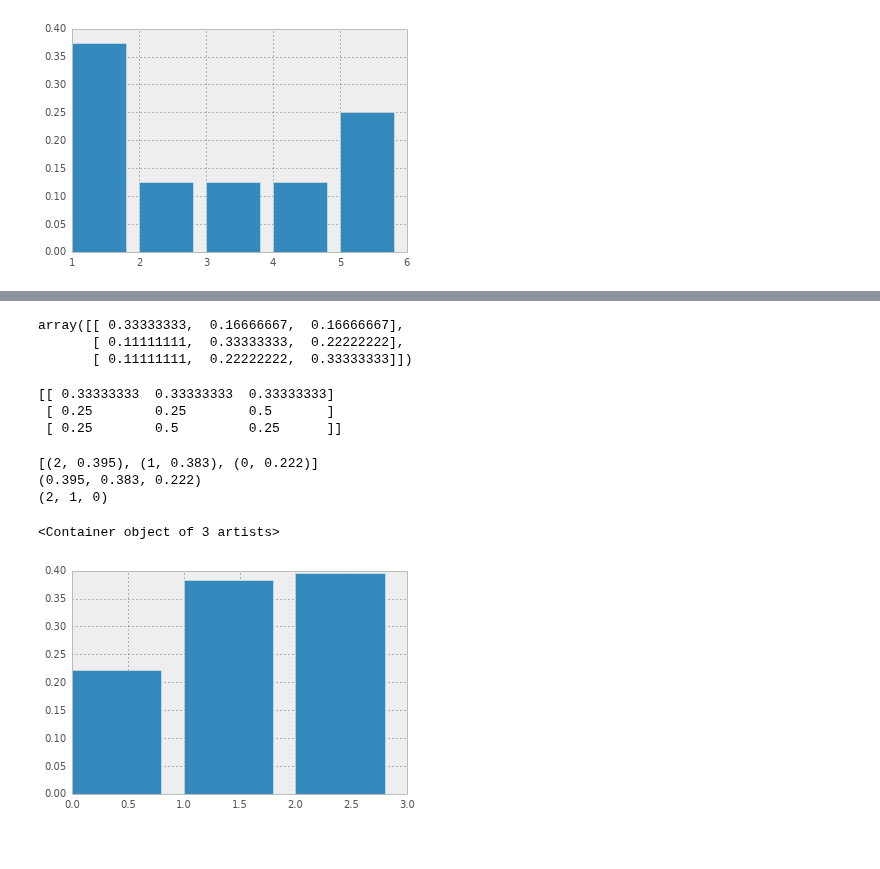
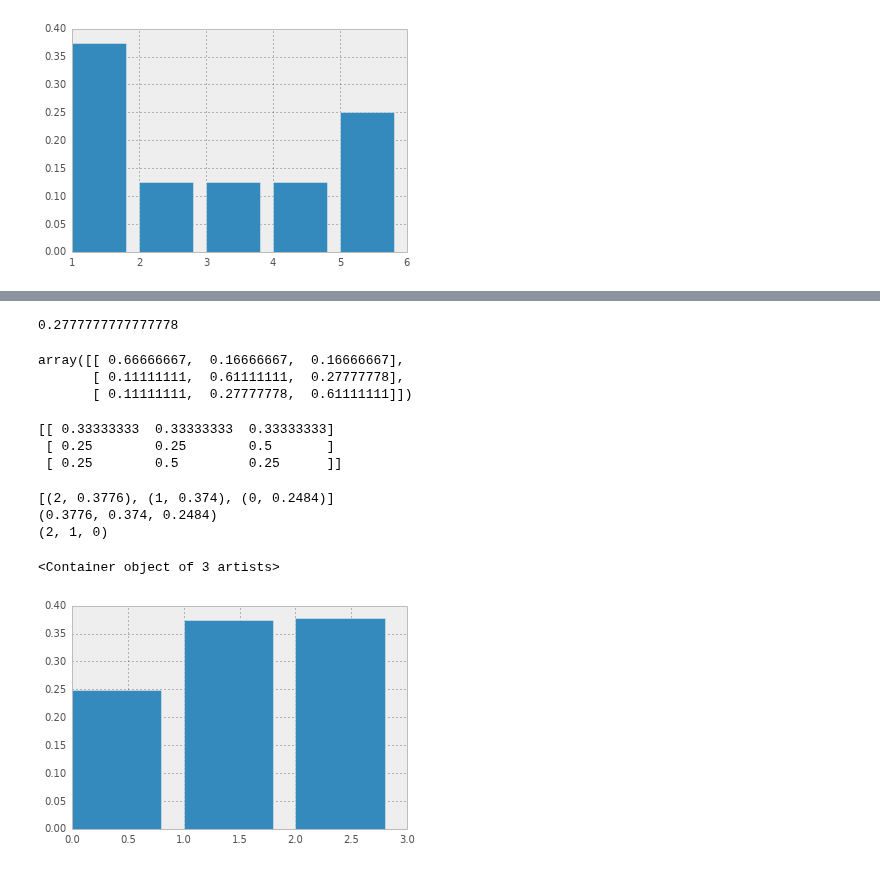
Before and after one commit to ilonajulczuk/hypergraph, a Jupyter notebook: notebooks/Modelling diffusion on hypergraph.ipynb, the cells around one changed output, grey strips where cells are left out. Drawn from its saved outputs; the diff is of its cells as text; code cells hidden in the pictures.

```diff
--- a/notebooks/Modelling diffusion on hypergraph.ipynb
+++ b/notebooks/Modelling diffusion on hypergraph.ipynb
@@ -129,14 +174,8 @@ number_of_edges = len(HG.hyper_edges())
 markov_matrix = np.zeros((number_of_edges, number_of_edges))
 
 for i, edge in enumerate(HG.hyper_edges()):
-    print(edge)
     for node in edge:
-        print(node)
         for j, contained in enumerate(node_edges[node-1]):
-            print(len(edge))
-            print(contained / len(edge) / len(node_edges[node-1]))
-            markov_matrix[i, j] += contained / len(edge) / len(node_edges[node-1])
-    print(markov_matrix[i])
+            markov_matrix[i, j] += contained / len(edge) / sum([edge for edge in node_edges[node-1] if edge])
+
     sum_of_all = sum(markov_matrix[i])
-    #if sum_of_all:
-    #    markov_matrix[i] /= sum_of_all
@@ -161,9 +182,13 @@ for i, edge in enumerate(HG.hyper_edges()):
+# %%
+5 / 18
+# %% [output]
+0.2777777777777778
 # %%
 markov_matrix
 # %% [output]
-array([[ 0.33333333,  0.16666667,  0.16666667],
-       [ 0.11111111,  0.33333333,  0.22222222],
-       [ 0.11111111,  0.22222222,  0.33333333]])
+array([[ 0.66666667,  0.16666667,  0.16666667],
+       [ 0.11111111,  0.61111111,  0.27777778],
+       [ 0.11111111,  0.27777778,  0.61111111]])
 # %%
 from hypergraph.markov_diffusion import create_markov_matrix
 # %%
@@ -174,22 +199,22 @@ print(markov_matrix_2)
  [ 0.25        0.25        0.5       ]
  [ 0.25        0.5         0.25      ]]
 # %%
-engine = DiffusionEngine(markov_matrix, t_per_walker=100)
-t_max = 1000
+engine = DiffusionEngine(markov_matrix, t_per_walker=1000)
+t_max = 10000
 frequencies, states = engine.simulate(t_max)
 
 frequencies = [(node, frequency / t_max) for node, frequency in frequencies]
 print(frequencies)
 xs, ys = zip(*frequencies)
 print(ys)
 print(xs)
 plt.bar(xs, ys)
 # %% [output]
-[(2, 0.395), (1, 0.383), (0, 0.222)]
-(0.395, 0.383, 0.222)
+[(2, 0.3776), (1, 0.374), (0, 0.2484)]
+(0.3776, 0.374, 0.2484)
 (2, 1, 0)
 <Container object of 3 artists>
-[figure, old version]
+[figure, new version]
 # %%
 engine = DiffusionEngine(markov_matrix_2, t_per_walker=100)
 t_max = 10000
```
Also changed, not shown: parts of 19 cells of this notebook, 1 other file.
